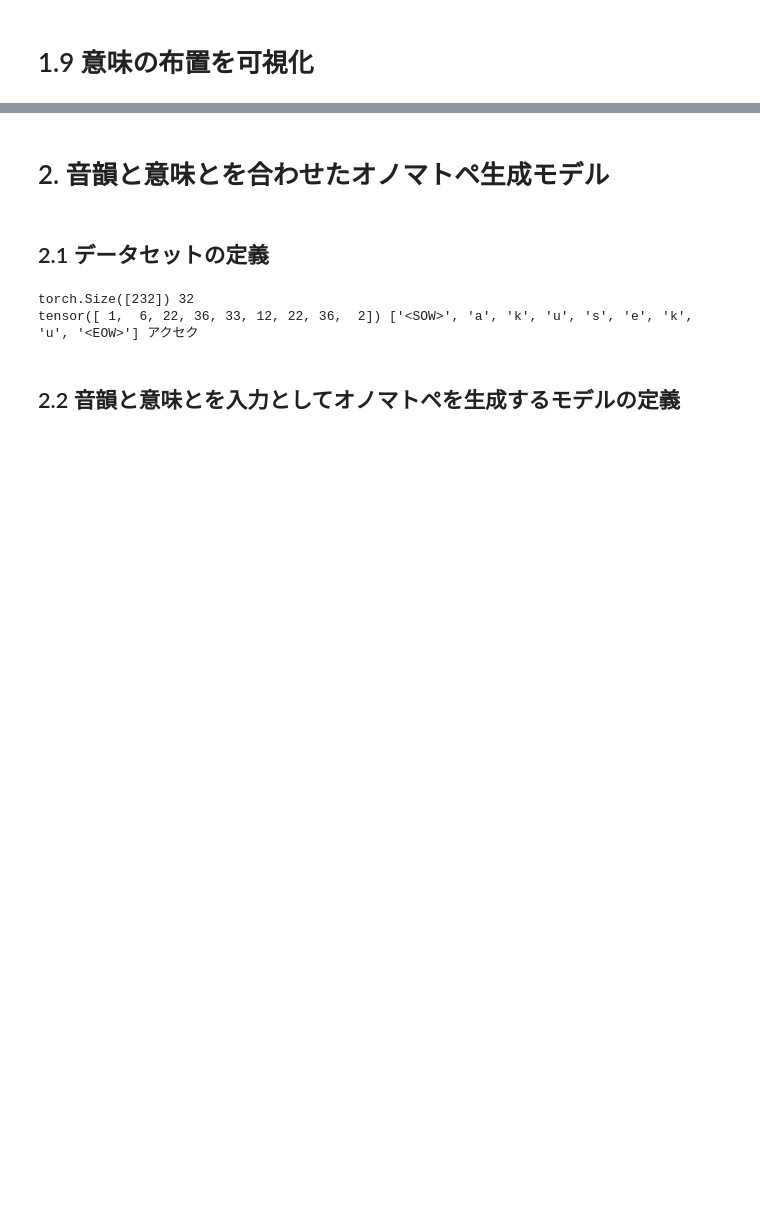
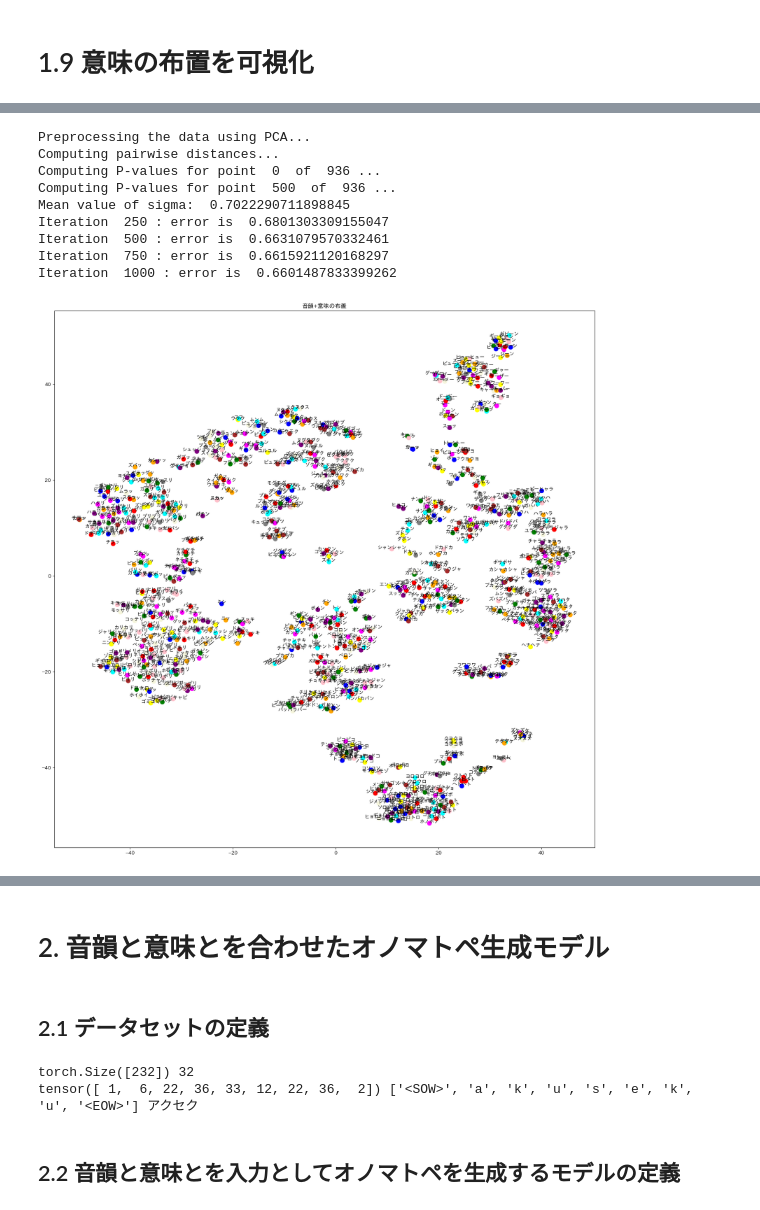
Before and after one commit to project-ccap/project-ccap.github.io, a Jupyter notebook: 2023notebooks/2023_1115onomatope_generator.ipynb, the cells around one changed output, grey strips where cells are left out. Cells and saved outputs as stored; diff of their text form; code cells hidden in the pictures; blank space fills up the shorter version.

```diff
--- a/2023notebooks/2023_1115onomatope_generator.ipynb
+++ b/2023notebooks/2023_1115onomatope_generator.ipynb
@@ -728,7 +692,7 @@ Text(0.5, 1.0, '音韻の布置')
 # 1.9 意味の布置を可視化
 # %%
 np.random.seed(42)
-X0 = tsne.tsne(w2v_onomatope.vectors)
+tSNE_semantics = tsne.tsne(w2v_onomatope.vectors)
 # %% [output]
 Preprocessing the data using PCA...
 Computing pairwise distances...
@@ -743,7 +707,7 @@ Iteration  1000 : error is  1.5035788640818413
 plt.figure(figsize=(20, 20))
 fontsize=10
 size=300
-for i, vec in enumerate(X0):
+for i, vec in enumerate(tSNE_semantics):
 
     c = colors[i % len(colors)]
     plt.scatter(vec[0], vec[1], marker='.', color=c, s=size)
@@ -755,0 +720,29 @@ Text(0.5, 1.0, '意味の布置')
+# %%
+np.random.seed(42)
+M_combined = np.concatenate((phone_emb, w2v_onomatope.vectors), axis=1)
+M_combined = np.concatenate((phone_emb, Xpca), axis=1)
+tSNE_combined = tsne.tsne(M_combined)
+
+plt.figure(figsize=(20, 20))
+fontsize=10
+size=300
+for i, vec in enumerate(tSNE_combined):
+
+    c = colors[i % len(colors)]
+    plt.scatter(vec[0], vec[1], marker='.', color=c, s=size)
+    plt.annotate(words[i], (vec[0],vec[1]), ha='center', fontsize=fontsize)
+
+plt.title('音韻+意味の布置')
+#plt.savefig('2023_1115tSNE_phon_seme_combined.pdf')
+plt.show()
+# %% [output]
+Preprocessing the data using PCA...
+Computing pairwise distances...
+Computing P-values for point  0  of  936 ...
+Computing P-values for point  500  of  936 ...
+Mean value of sigma:  0.7022290711898845
+Iteration  250 : error is  0.6801303309155047
+Iteration  500 : error is  0.6631079570332461
+Iteration  750 : error is  0.6615921120168297
+Iteration  1000 : error is  0.6601487833399262
+[figure, added]
```
Also changed, not shown: parts of 18 cells of this notebook.
